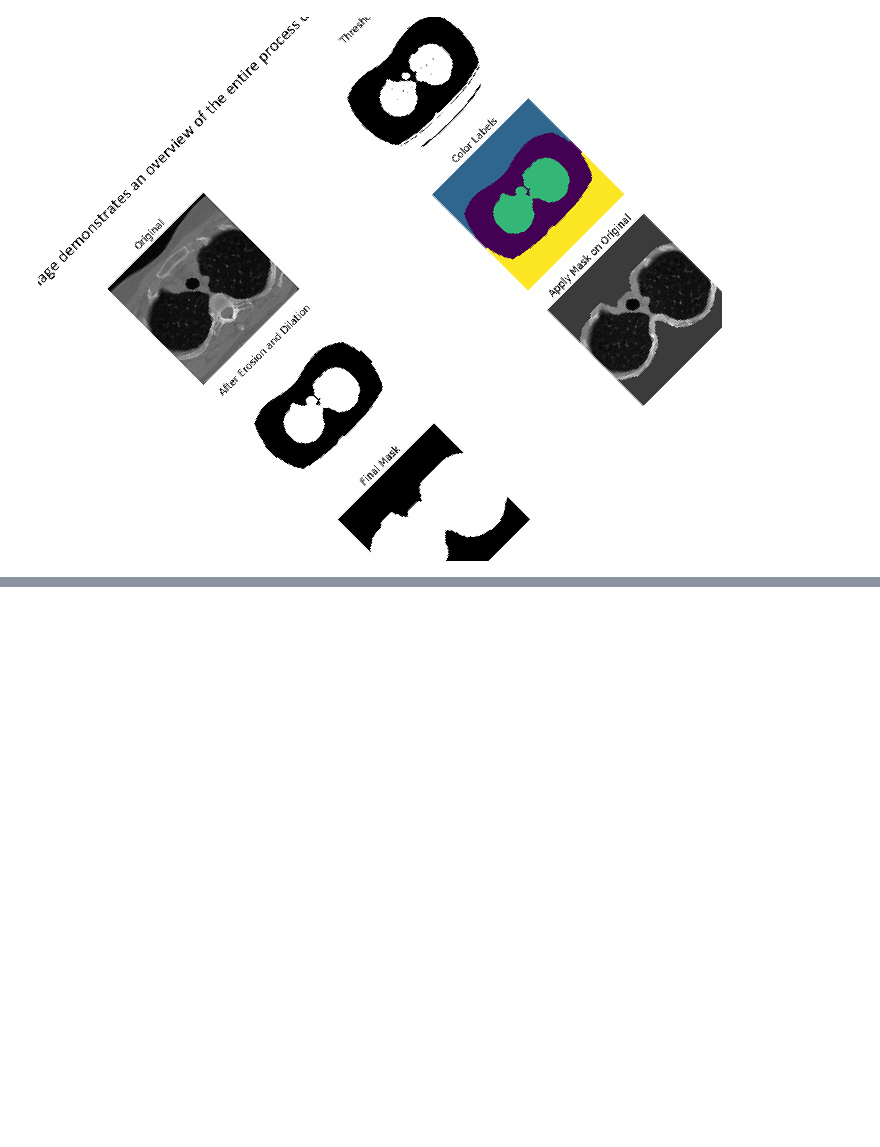
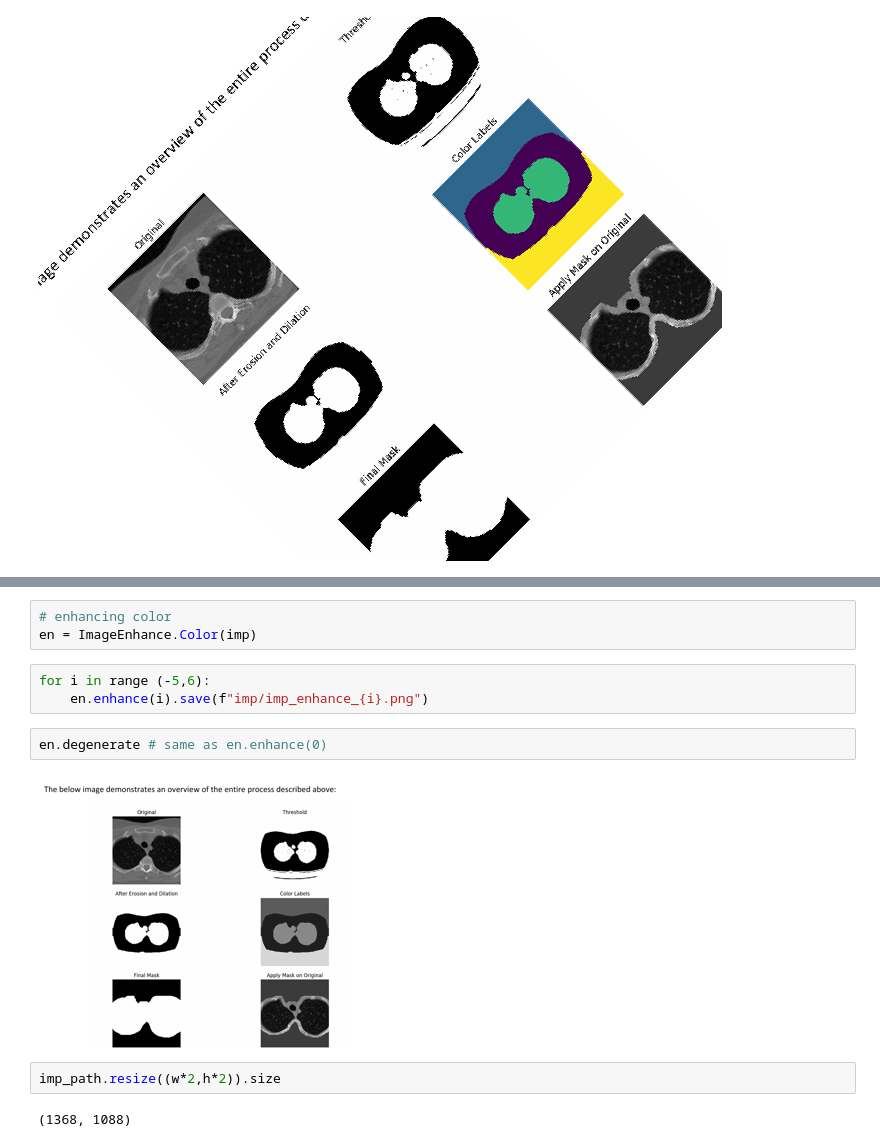
Before and after one commit to avichal077/python-data-science, a Jupyter notebook: img_pro.ipynb, the cells around one changed output, grey strips where cells are left out. Drawn from its saved outputs; the diff is of its cells as text; blank space fills up the shorter version.

```diff
--- a/img_pro.ipynb
+++ b/img_pro.ipynb
@@ -53,0 +64,14 @@ imp_path.rotate(45,fillcolor='white')
+# %%
+# enhancing color
+en = ImageEnhance.Color(imp)
+# %%
+for i in range (-5,6):
+    en.enhance(i).save(f"imp/imp_enhance_{i}.png")
+# %%
+en.degenerate # same as en.enhance(0)
+# %% [output]
+[figure, added]
+# %%
+imp_path.resize((w*2,h*2)).size
+# %% [output]
+(1368, 1088)
```
Also changed, not shown: parts of 6 cells of this notebook, 13 other files.
